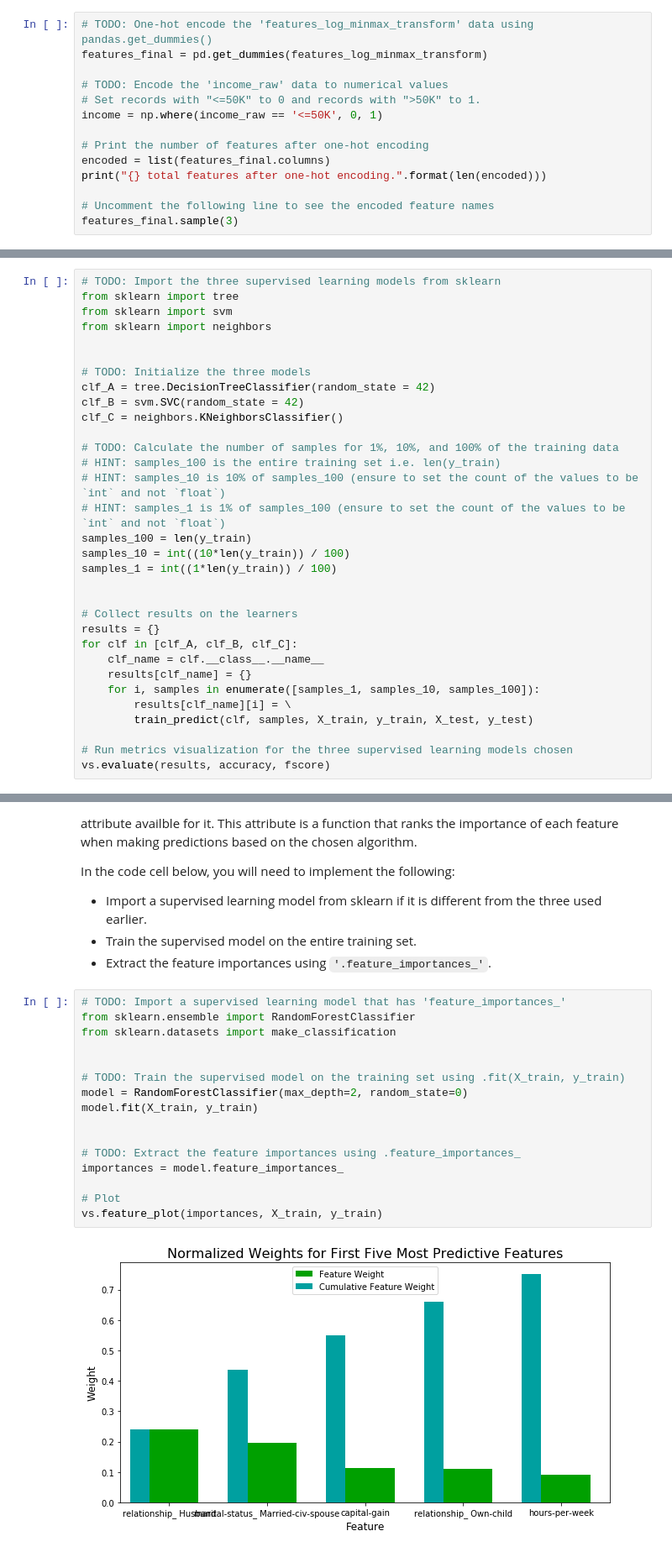
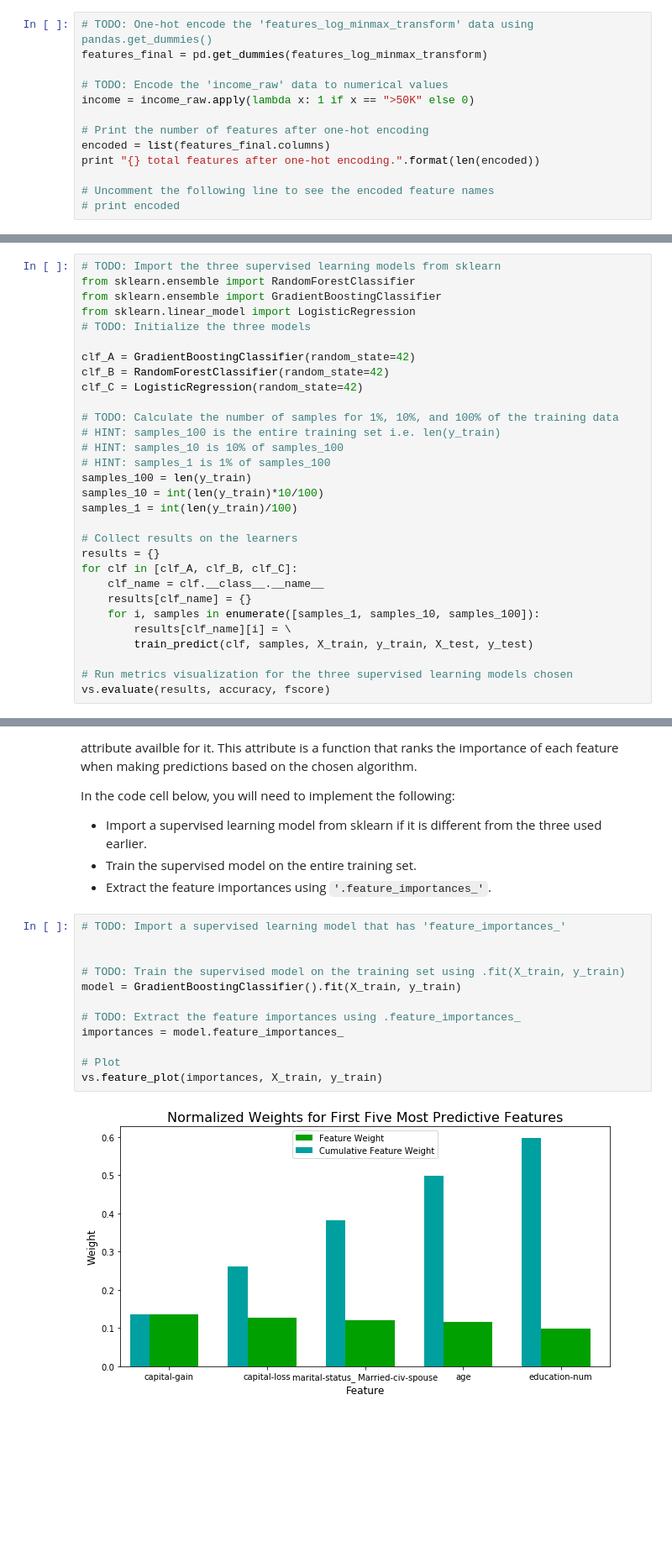
Before and after one commit to swapkh91/Finding-Donors-for-CharityML, a Jupyter notebook: finding_donors.ipynb, the cells around one changed output, grey strips where cells are left out. Shown: that part at 84% size. Cells and saved outputs as stored; diff of their text form; blank space fills up the shorter version.

```diff
--- a/finding_donors.ipynb
+++ b/finding_donors.ipynb
@@ -173,14 +164,13 @@ Additionally, as with the non-numeric features, we need to convert the non-numer
 features_final = pd.get_dummies(features_log_minmax_transform)
 
 # TODO: Encode the 'income_raw' data to numerical values
-# Set records with "<=50K" to 0 and records with ">50K" to 1.
-income = np.where(income_raw == '<=50K', 0, 1)
+income = income_raw.apply(lambda x: 1 if x == ">50K" else 0)
 
 # Print the number of features after one-hot encoding
 encoded = list(features_final.columns)
-print("{} total features after one-hot encoding.".format(len(encoded)))
+print "{} total features after one-hot encoding.".format(len(encoded))
 
 # Uncomment the following line to see the encoded feature names
-features_final.sample(3)
+# print encoded
 # %% [output]
 103 total features after one-hot encoding.
@@ -464,24 +379,22 @@ In the code cell, you will need to implement the following:
 **Note:** Depending on which algorithms you chose, the following implementation may take some time to run!
 # %%
 # TODO: Import the three supervised learning models from sklearn
-from sklearn import tree
-from sklearn import svm
-from sklearn import neighbors
+from sklearn.ensemble import RandomForestClassifier
+from sklearn.ensemble import GradientBoostingClassifier
+from sklearn.linear_model import LogisticRegression
+# TODO: Initialize the three models
 
-
-# TODO: Initialize the three models
-clf_A = tree.DecisionTreeClassifier(random_state = 42)
-clf_B = svm.SVC(random_state = 42)
-clf_C = neighbors.KNeighborsClassifier()
+clf_A = GradientBoostingClassifier(random_state=42)
+clf_B = RandomForestClassifier(random_state=42)
+clf_C = LogisticRegression(random_state=42)
 
 # TODO: Calculate the number of samples for 1%, 10%, and 100% of the training data
 # HINT: samples_100 is the entire training set i.e. len(y_train)
-# HINT: samples_10 is 10% of samples_100 (ensure to set the count of the values to be `int` and not `float`)
-# HINT: samples_1 is 1% of samples_100 (ensure to set the count of the values to be `int` and not `float`)
+# HINT: samples_10 is 10% of samples_100
+# HINT: samples_1 is 1% of samples_100
 samples_100 = len(y_train)
-samples_10 = int((10*len(y_train)) / 100)
-samples_1 = int((1*len(y_train)) / 100)
-
+samples_10 = int(len(y_train)*10/100)
+samples_1 = int(len(y_train)/100)
 
 # Collect results on the learners
 results = {}
@@ -667,22 +562,18 @@ In the code cell below, you will need to implement the following:
  - Extract the feature importances using `'.feature_importances_'`.
 # %%
 # TODO: Import a supervised learning model that has 'feature_importances_'
-from sklearn.ensemble import RandomForestClassifier
-from sklearn.datasets import make_classification
 
 
 # TODO: Train the supervised model on the training set using .fit(X_train, y_train)
-model = RandomForestClassifier(max_depth=2, random_state=0)
-model.fit(X_train, y_train)
-
+model = GradientBoostingClassifier().fit(X_train, y_train)
 
 # TODO: Extract the feature importances using .feature_importances_
 importances = model.feature_importances_
 
 # Plot
 vs.feature_plot(importances, X_train, y_train)
 # %% [output]
-[figure, old version]
+[figure, new version]
 # %% [markdown]
 ### Question 7 - Extracting Feature Importance
 
```
Also changed, not shown: parts of 40 cells of this notebook.
